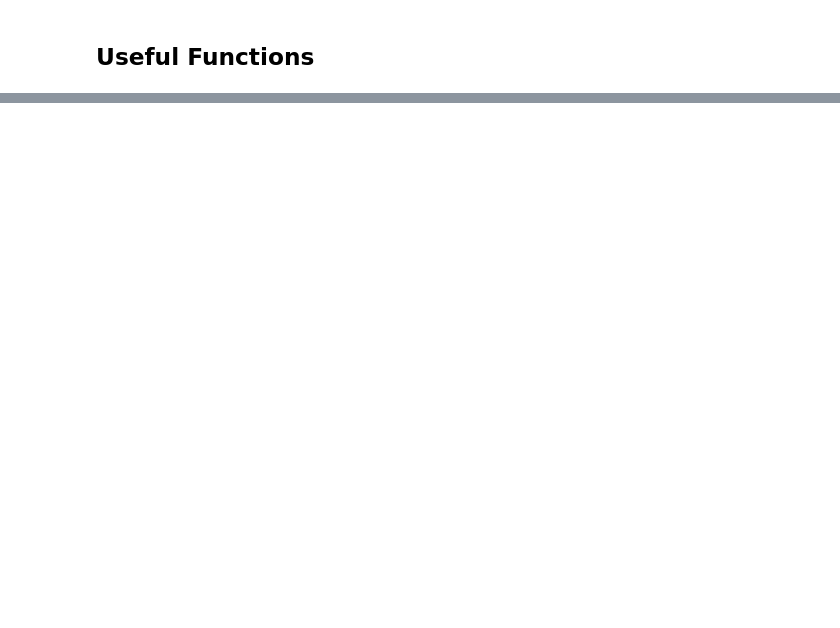
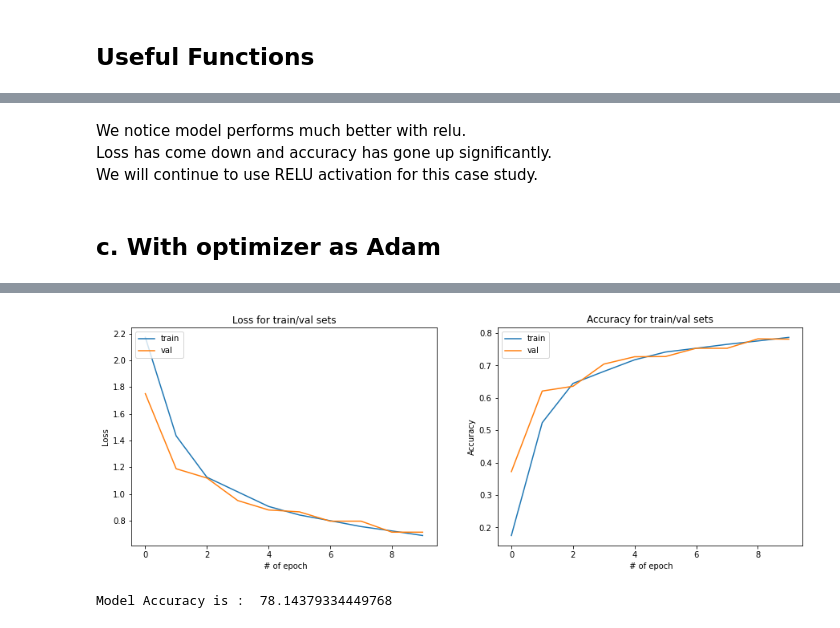
Before and after one commit to CHYaswanth/SVHN-Image-classification, a Jupyter notebook: SVHN_Digit_Classification.ipynb, the cells around one changed output, grey strips where cells are left out. Drawn from its saved outputs; the diff is of its cells as text; code cells hidden in the pictures; blank space fills up the shorter version.

```diff
--- a/SVHN_Digit_Classification.ipynb
+++ b/SVHN_Digit_Classification.ipynb
@@ -440,0 +351,10 @@ for k in range(1,11):
+# %% [markdown]
+We notice model performs much better with relu.
+Loss has come down and accuracy has gone up significantly.
+We will continue to use RELU activation for this case study.
+# %% [markdown]
+## c. With optimizer as Adam
+# %%
+model = NN_model(10, lr=0.001, activation='relu', optimizer='adam')
+print('Model Accuracy is : ', model[1][1]*100)
+# %% [output]
@@ -440,0 +381,2 @@ for k in range(1,11):
+[figure, added]
+Model Accuracy is :  78.14379334449768
```
Also changed, not shown: parts of 101 cells of this notebook.
